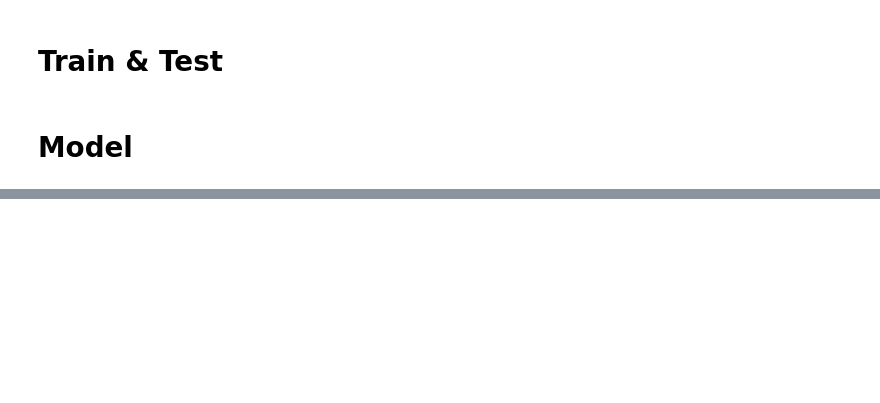
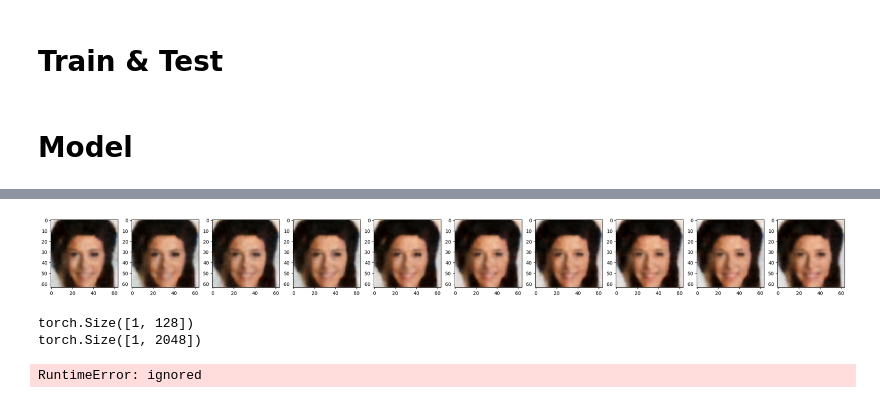
Before and after one commit to sonalbihani/snn-vae, a Jupyter notebook: train.ipynb, the cells around one changed output, grey strips where cells are left out. Saved outputs shown, nothing was run; the diff lists cells and outputs as text; code cells hidden in the pictures; blank space fills up the shorter version.

```diff
--- a/train.ipynb
+++ b/train.ipynb
@@ -563,0 +613,14 @@ plt.imshow(  samples[0].cpu().detach().permute(1, 2, 0)  )
+# %%
+l_dim = 4
+mu, log_var = model.encode(input=test_input)
+z = model.reparameterize(mu, log_var)
+
+f, axarr = plt.subplots(1,10, figsize=(30, 30))
+count = 0
+interpolation = torch.arange(-3., 3.1, 2/3)
+for idx, perturbation in enumerate(interpolation):
+  orig = z[:,l_dim]
+  z[:,l_dim] = perturbation
+  axarr[idx].imshow(model.decode(z).mean(0)[0].cpu().detach().permute(1, 2, 0)  )
+  z[:,l_dim] = orig
+# %% [output]
@@ -564 +637,9 @@ plt.imshow(  samples[0].cpu().detach().permute(1, 2, 0)  )
+[figure, added]
+# %%
+new_perp = model.sample(1)
+plt.imshow(new_perp.mean(0)[0].cpu().detach().permute(1, 2, 0))
+# %% [output]
+torch.Size([1, 128])
+torch.Size([1, 2048])
+RuntimeError: ignored
 # %%
```
Also changed, not shown: parts of 19 cells of this notebook, 5 other files.
